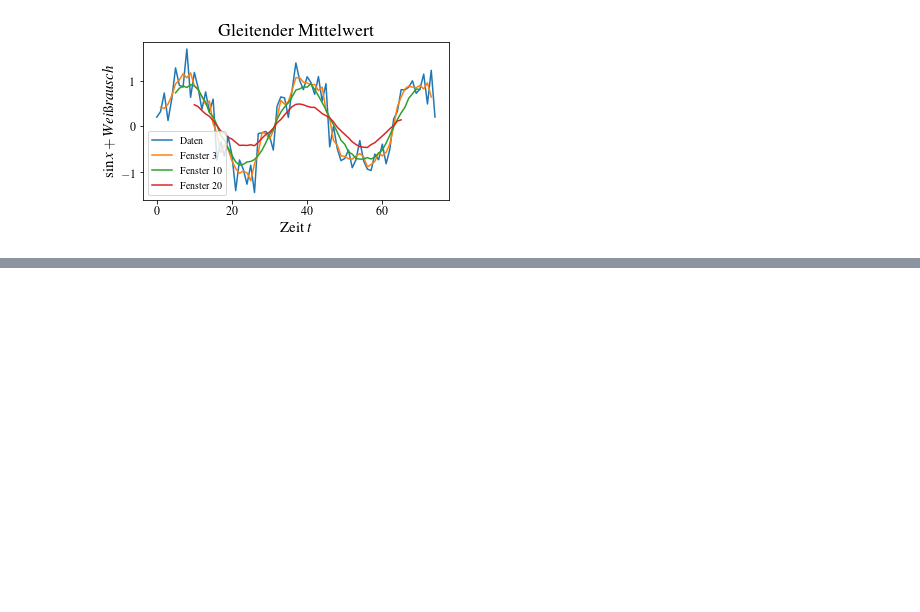
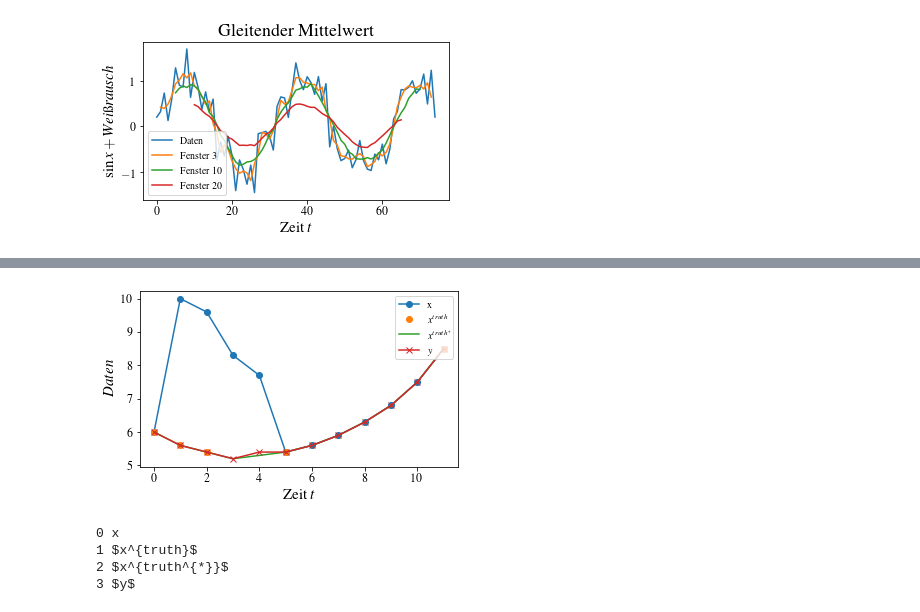
Before and after one commit to klauszi/KIS_Seminar, a Jupyter notebook: plots/Untitled.ipynb, the cells around one changed output, grey strips where cells are left out. Drawn from its saved outputs; the diff is of its cells as text; code cells hidden in the pictures; blank space fills up the shorter version.

```diff
--- a/plots/Untitled.ipynb
+++ b/plots/Untitled.ipynb
@@ -156,0 +172,28 @@ print(results)
+# %%
+data = {}
+data["x"] = [6, 10, 9.6, 8.3, 7.7, 5.4, 5.6, 5.9, 6.3, 6.8, 7.5, 8.5]
+data[r"$x^{truth}$"] = [6, 5.6, 5.4, np.nan,np.nan , 5.4,np.nan ,np.nan ,np.nan ,np.nan ,np.nan , 8.5]
+data[r"$x^{truth^{*}}$"] = [6, 5.6, 5.4, 5.2, 5.3, 5.4, 5.6, 5.9, 6.3, 6.8, 7.5, 8.5]
+data[r"$y$"] = [6, 5.6, 5.4, 5.2, 5.4, 5.4, 5.6, 5.9, 6.3, 6.8, 7.5, 8.5]
+# %%
+fig, ax = plt.subplots(1,1,figsize=(plot_width,plot_height))
+line_s = ["o-","o","-","x-"]
+for i, x in enumerate(data.items()):
+    key, value = x
+    ax.plot(value,line_s[i],label=key)
+ax.set_xlabel('Zeit $t$')
+ax.set_ylabel('$Daten$')
+plt.legend(loc='upper right')
+plt.tight_layout()
+plt.savefig("beispiel1_data.pdf")
+# %% [output]
+[figure, added]
+# %%
+for i ,x in enumerate(data.items()):
+    k,v = x
+    print(i,k)
+# %% [output]
+0 x
+1 $x^{truth}$
+2 $x^{truth^{*}}$
+3 $y$
```
Also changed, not shown: parts of 6 cells of this notebook, 9 other files.
